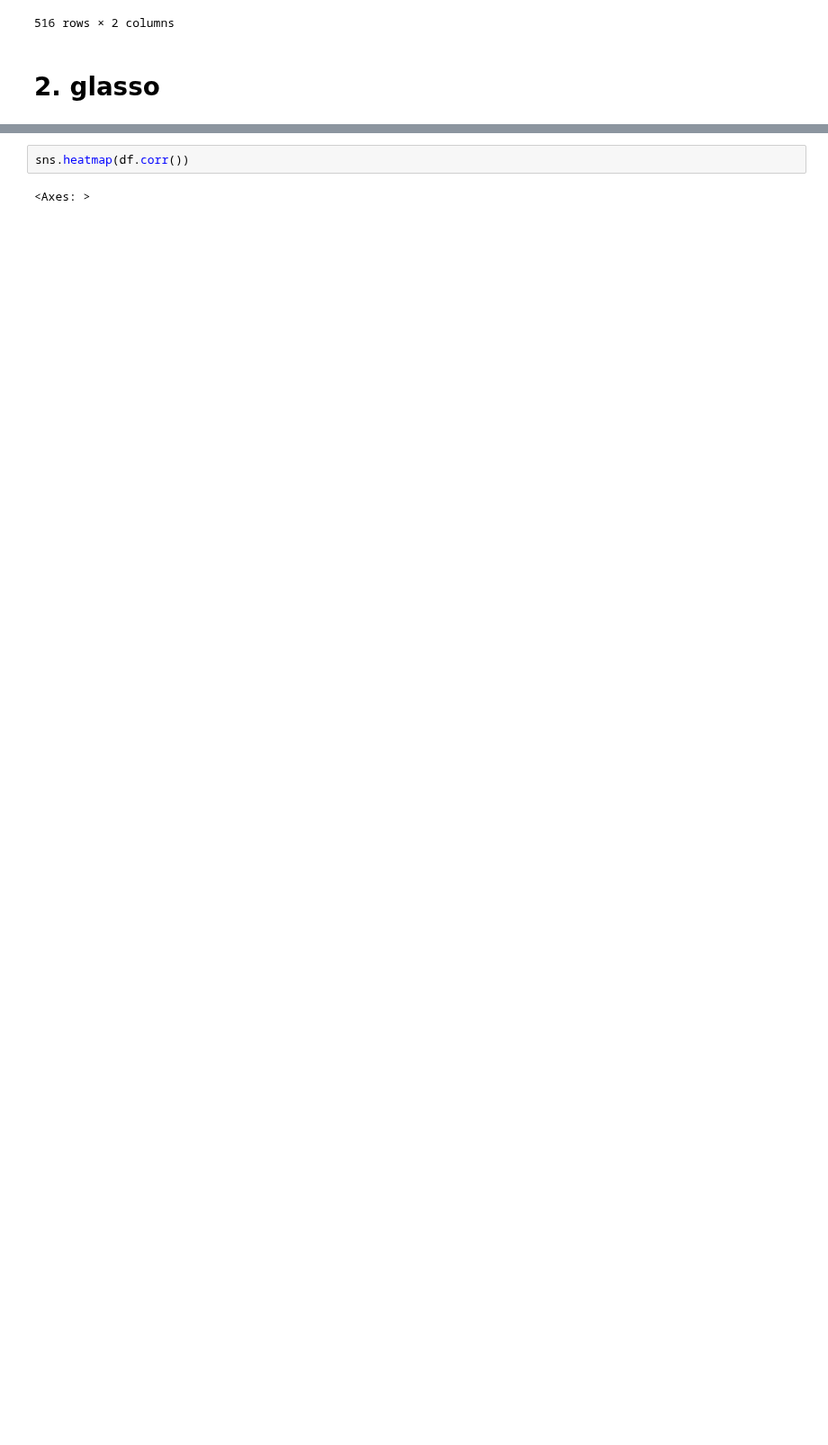
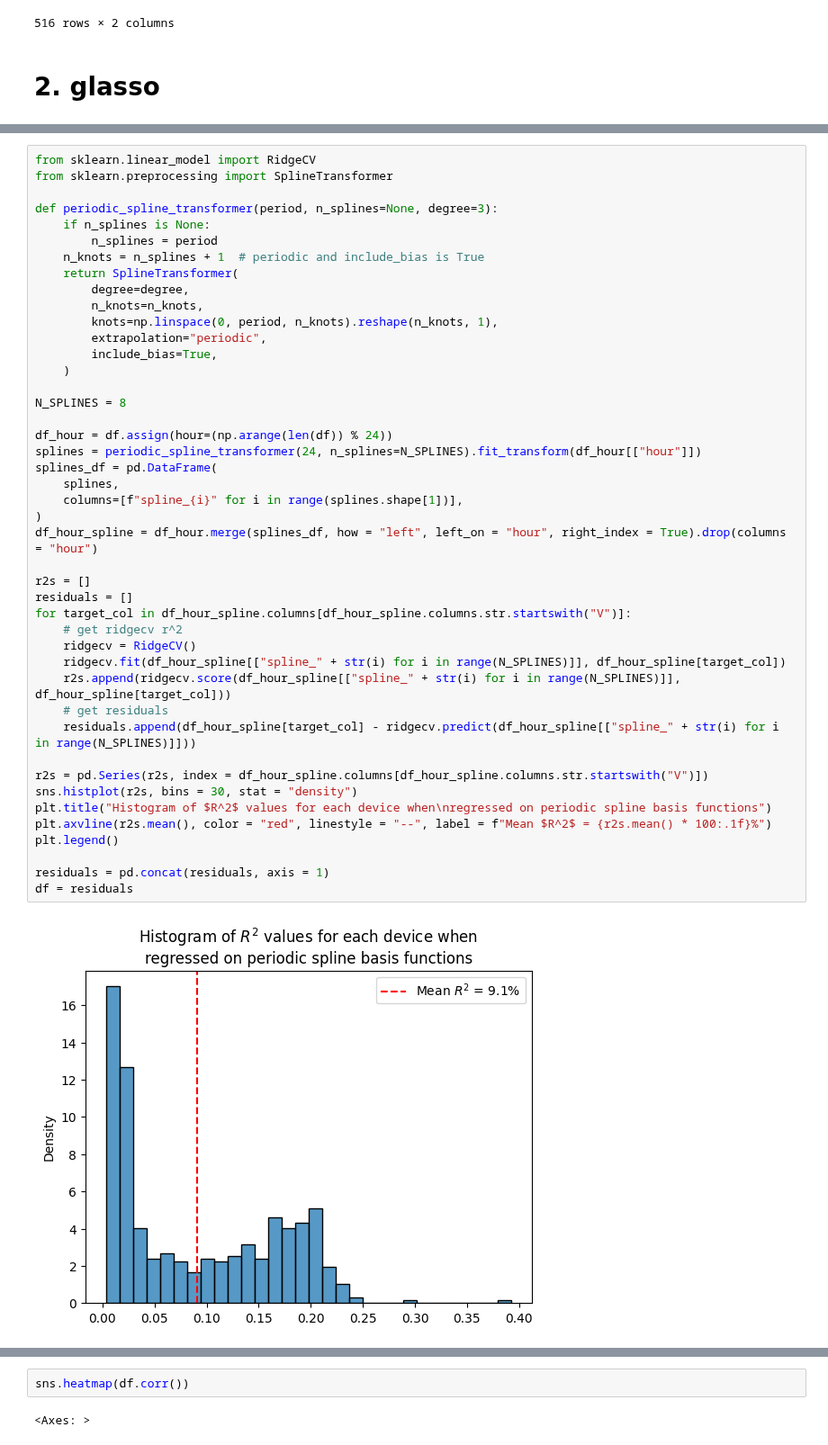
Before and after one commit to Gogonemnem/ensai-assignments, a Jupyter notebook: python_notebooks/glasso.ipynb, the cells around one changed output, grey strips where cells are left out. Shown at 90% size. Drawn from its saved outputs; the diff is of its cells as text; blank space fills up the shorter version.

```diff
--- a/python_notebooks/glasso.ipynb
+++ b/python_notebooks/glasso.ipynb
@@ -47,0 +50,46 @@ locations
+# %%
+from sklearn.linear_model import RidgeCV
+from sklearn.preprocessing import SplineTransformer
+
+def periodic_spline_transformer(period, n_splines=None, degree=3):
+    if n_splines is None:
+        n_splines = period
+    n_knots = n_splines + 1  # periodic and include_bias is True
+    return SplineTransformer(
+        degree=degree,
+        n_knots=n_knots,
+        knots=np.linspace(0, period, n_knots).reshape(n_knots, 1),
+        extrapolation="periodic",
+        include_bias=True,
+    )
+
+N_SPLINES = 8
+
+df_hour = df.assign(hour=(np.arange(len(df)) % 24))
+splines = periodic_spline_transformer(24, n_splines=N_SPLINES).fit_transform(df_hour[["hour"]])
+splines_df = pd.DataFrame(
+    splines,
+    columns=[f"spline_{i}" for i in range(splines.shape[1])],
+)
+df_hour_spline = df_hour.merge(splines_df, how = "left", left_on = "hour", right_index = True).drop(columns = "hour")
+
+r2s = []
+residuals = []
+for target_col in df_hour_spline.columns[df_hour_spline.columns.str.startswith("V")]:
+    # get ridgecv r^2
+    ridgecv = RidgeCV()
+    ridgecv.fit(df_hour_spline[["spline_" + str(i) for i in range(N_SPLINES)]], df_hour_spline[target_col])
+    r2s.append(ridgecv.score(df_hour_spline[["spline_" + str(i) for i in range(N_SPLINES)]], df_hour_spline[target_col]))
+    # get residuals
+    residuals.append(df_hour_spline[target_col] - ridgecv.predict(df_hour_spline[["spline_" + str(i) for i in range(N_SPLINES)]]))
+
+r2s = pd.Series(r2s, index = df_hour_spline.columns[df_hour_spline.columns.str.startswith("V")])
+sns.histplot(r2s, bins = 30, stat = "density")
+plt.title("Histogram of $R^2$ values for each device when\nregressed on periodic spline basis functions")
+plt.axvline(r2s.mean(), color = "red", linestyle = "--", label = f"Mean $R^2$ = {r2s.mean() * 100:.1f}%")
+plt.legend()
+
+residuals = pd.concat(residuals, axis = 1)
+df = residuals
+# %% [output]
+[figure, added]
```
Also changed, not shown: parts of 4 cells of this notebook, 1 other file.
